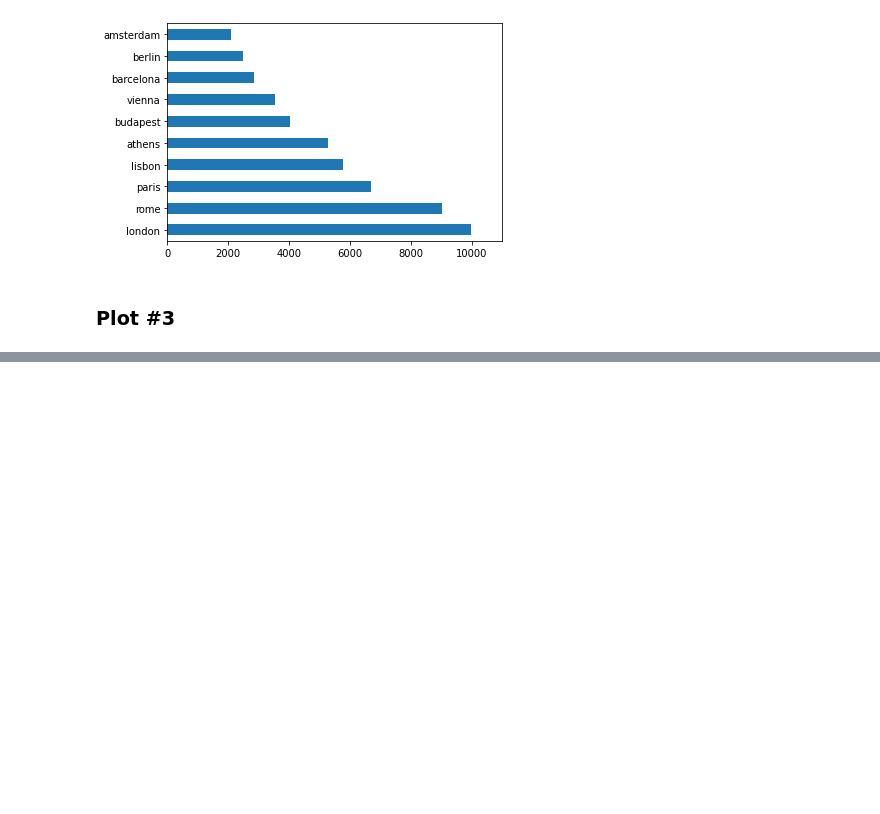
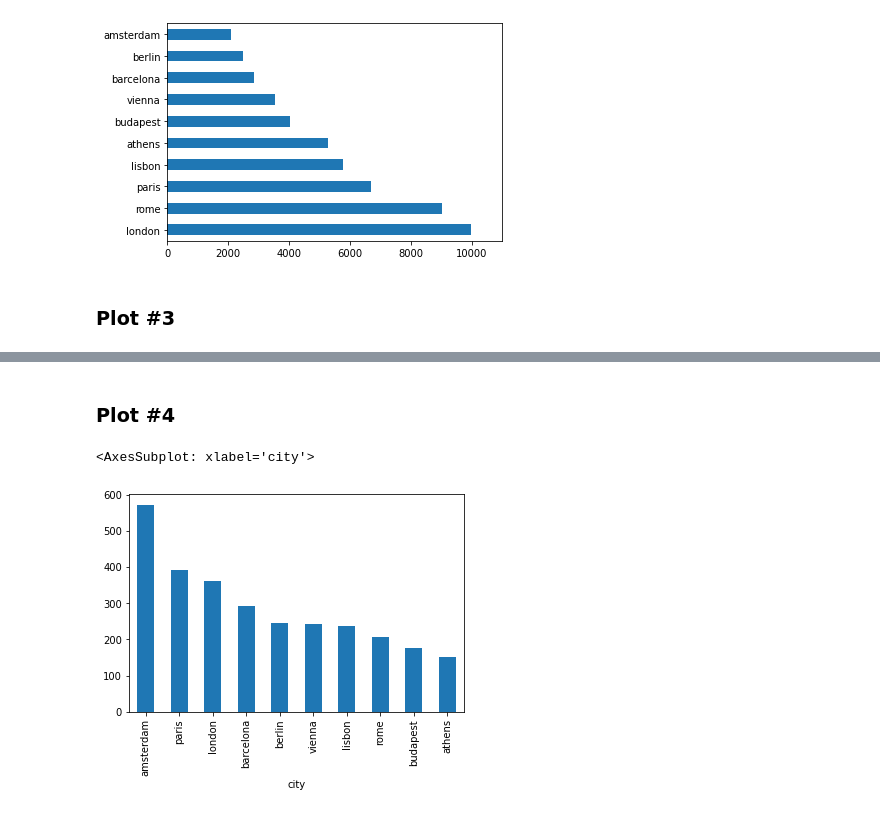
Before and after one commit to Hrithik0015/ECON323_Project, a Jupyter notebook: Project_Report.ipynb, the cells around one changed output, grey strips where cells are left out. Saved outputs shown, nothing was run; the diff lists cells and outputs as text; code cells hidden in the pictures; blank space fills up the shorter version.

```diff
--- a/Project_Report.ipynb
+++ b/Project_Report.ipynb
@@ -151,0 +158,9 @@ ax.scatter(ams_cr, ams_rs)
+# %% [markdown]
+### Plot #4
+# %%
+avg_price = df.groupby("city")["realSum"].mean()
+
+avg_price.sort_values(ascending=False).plot.bar()
+# %% [output]
+<AxesSubplot: xlabel='city'>
+[figure, added]
```
Also changed, not shown: parts of 4 cells of this notebook.
